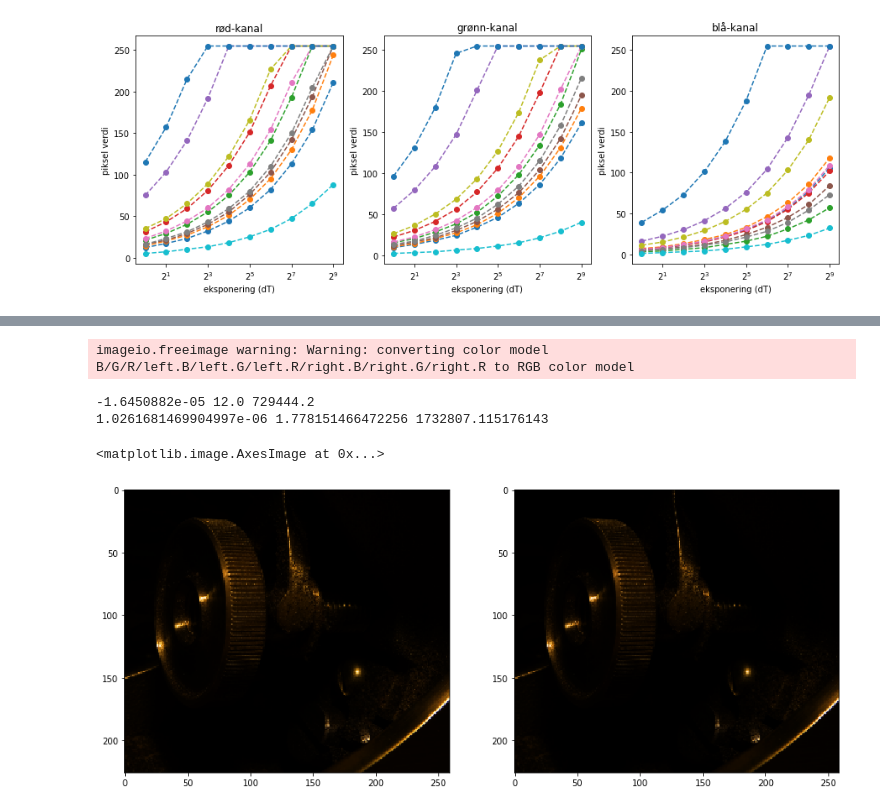
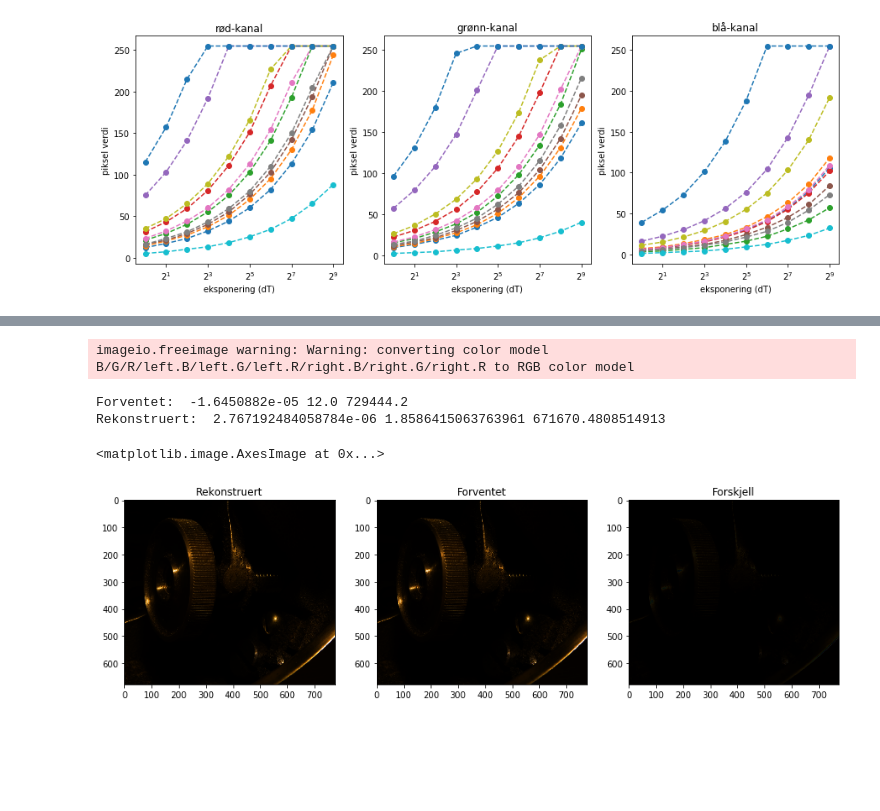
Before and after one commit to barskern/hdrie, a Jupyter notebook: notebooks/debevec_maliks_real.ipynb, the cells around one changed output, grey strips where cells are left out. Drawn from its saved outputs; the diff is of its cells as text; code cells hidden in the pictures; blank space fills up the shorter version.

Commit message:
Legg til funksjon for å rekonstruere irradians
Rekonsturerer irradiansen til et bildet ved hjelp av responskurven.

```diff
--- a/notebooks/debevec_maliks_real.ipynb
+++ b/notebooks/debevec_maliks_real.ipynb
@@ -42,7 +42,7 @@ for img in low_exs.reshape(10, -1, 3).transpose(1, 2, 0)[::(low_exs.shape[1] * l
 # %%
 from hdrie.rekonstruksjon import debevec_maliks
 
-responskurver = [debevec_maliks(low_chan, dT, 100, 256) for low_chan in low_exs.transpose(3, 0, 1, 2)]
+responskurver = [debevec_maliks(low_chan, dT, 40, 256) for low_chan in low_exs.transpose(3, 0, 1, 2)]
 kanaler = [('r', '-'), ('g', '--'), ('b', '-.')]
 
 fig_irr = plt.figure(figsize=(15, 10))  # figure size in inches
@@ -67,40 +67,41 @@ ax_p.legend(['rød', 'grønn', 'blå'])
 # %%
+from hdrie.rekonstruksjon import rekonstruer_irradians
+
 ps = np.array([p for p, _ in responskurver])
 
-n = 256
-vekter = np.concatenate((np.arange(0, n // 2), np.arange(n // 2, 0, -1)))
+n_exs = exs.transpose(3, 0, 1, 2)
 
-n_exs = exs.transpose(3, 1, 2, 0)[:,::3,::3,:]
+lEs = []
+for kanal, p in zip(n_exs, ps):
+    lEs.append(rekonstruer_irradians(kanal, dT, p, 256))
 
-tmp_lEs = np.ndarray(n_exs.shape[:3])
-for ki, (kanal, p) in enumerate(zip(n_exs, ps)):
-    for y, row in enumerate(kanal):
-        for x, eksp in enumerate(row):
-            tmp_lEs[ki][y][x] = (vekter[eksp] * (p[eksp] - np.log(dT))).sum() / vekter[eksp].sum()
-
-lEs = tmp_lEs.transpose(1, 2, 0)
+lEs = np.array(lEs)
+lEs = lEs.transpose(1, 2, 0)
 # %%
 exr_img = imageio.imread('ressurser/Adjuster/Adjuster.exr', format='EXR-FI')
-print(exr_img.min(), exr_img.max(), abs(exr_img.max() / exr_img.min()))
-exr_img = exr_img[::3,::3,:]
+print("Forventet: ", exr_img.min(), exr_img.max(), abs(exr_img.max() / exr_img.min()))
 
 expt = exr_img - exr_img.min()
 expt = expt / expt.max()
 
 kons = np.exp(lEs)
-print(kons.min(), kons.max(), kons.max() / kons.min())
+print("Rekonstruert: ", kons.min(), kons.max(), abs(kons.max() / kons.min()))
 
 kons = kons - kons.min()
 kons = kons / kons.max()
 # %% [output]
 imageio.freeimage warning: Warning: converting color model B/G/R/left.B/left.G/left.R/right.B/right.G/right.R to RGB color model
--1.6450882e-05 12.0 729444.2
-1.0261681469904997e-06 1.778151466472256 1732807.115176143
+Forventet:  -1.6450882e-05 12.0 729444.2
+Rekonstruert:  2.767192484058784e-06 1.8586415063763961 671670.4808514913
 # %%
-fig, axs = plt.subplots(1, 2, figsize=(15, 10))
+fig, axs = plt.subplots(1, 3, figsize=(15, 10))
 
-axs[0].imshow(kons, vmin=0, vmax=1)
-axs[1].imshow(expt, vmin=0, vmax=1)
+axs[0].set_title('Rekonstruert')
+axs[0].imshow(kons)
+axs[1].set_title('Forventet')
+axs[1].imshow(expt)
+axs[2].set_title('Forskjell')
+axs[2].imshow(np.abs(kons - expt))
 # %% [output]
 <matplotlib.image.AxesImage at 0x...>
-[figure, old version]
+[figure, new version]
```
Also changed, not shown: parts of 2 cells of this notebook, 5 other files.
